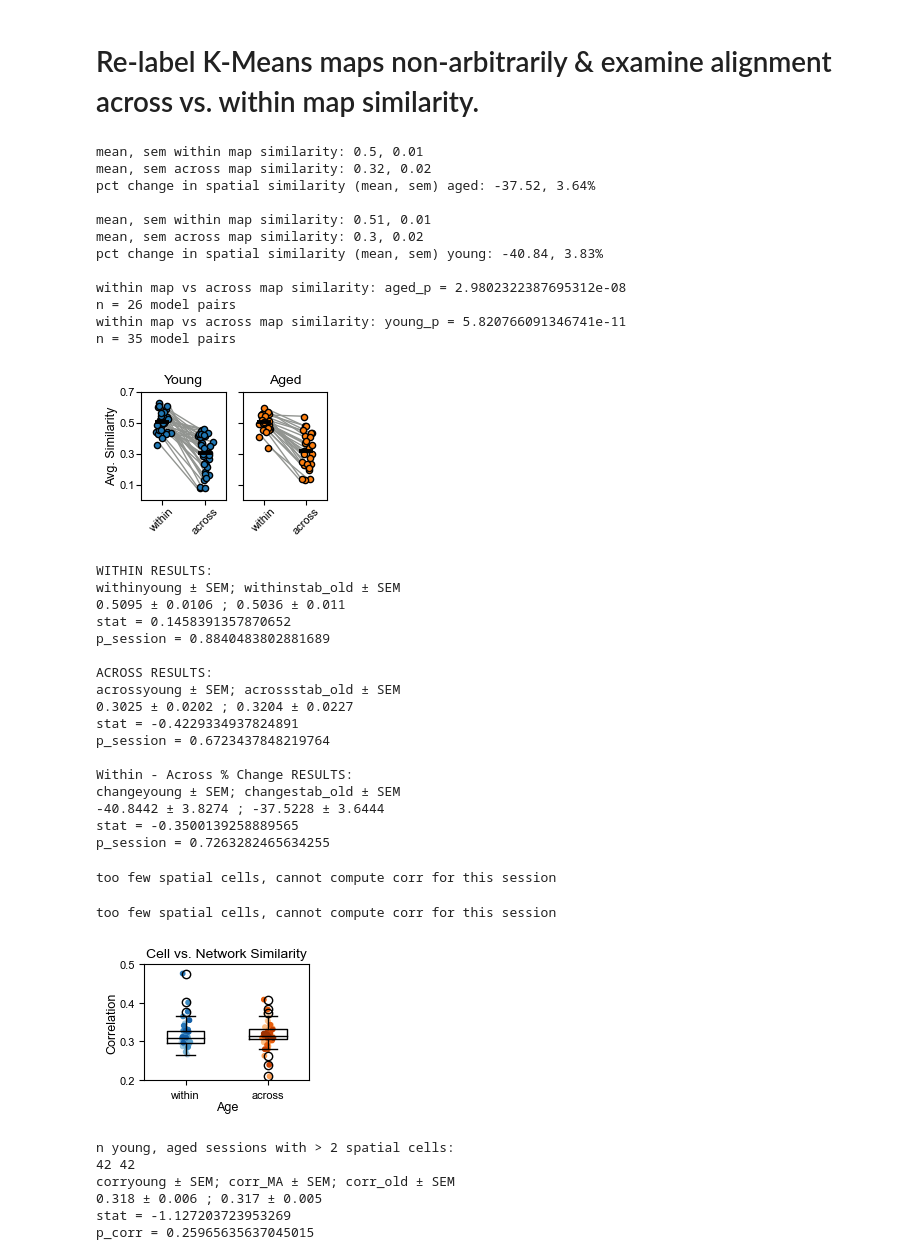
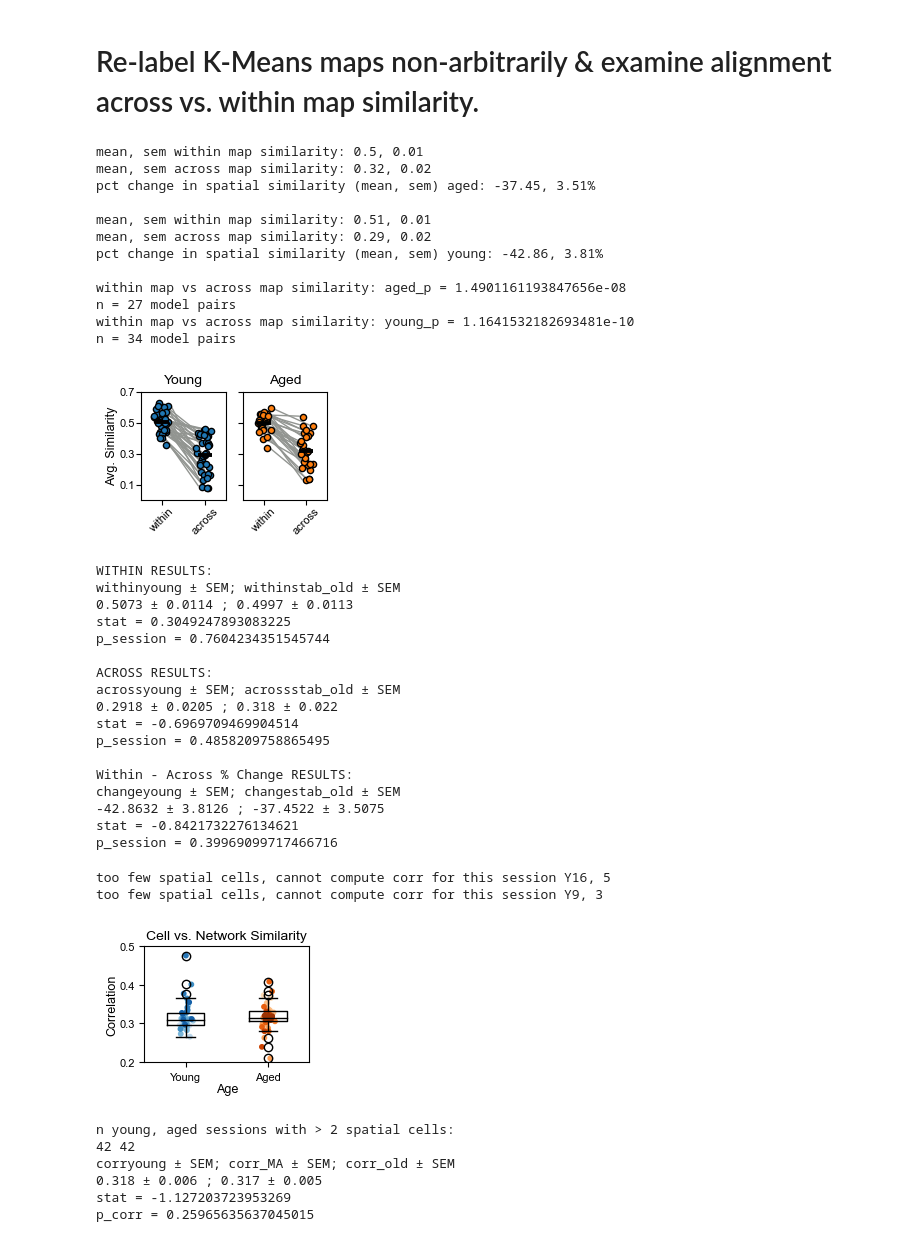
Before and after one commit to GiocomoLab/Herber2024, a Jupyter notebook: Extended Data Fig. 5.ipynb, the cells around one changed output. Cells and saved outputs as stored; diff of their text form; code cells hidden in the pictures.

```diff
--- a/Extended Data Fig. 5.ipynb
+++ b/Extended Data Fig. 5.ipynb
@@ -5571,6 +5914,8 @@ from sklearn.metrics import silhouette_samples, silhouette_score
 yk = []
 ak = []
 optimalks = []
+
+ogfig3s4_folder = 'C:/Users/Python/Desktop/LocalData/spatialcellsrf/kmeans/'
 
 for m, session in zip(mice, sessions):
     for s in tdqm(session):
@@ -5587,7 +5932,7 @@ for m, session in zip(mice, sessions):
         if len(spatialcells) > 10:
 
             onemapfile = 'onemap' + m + '_' + s + '.npy'
-            onemap = np.load(fig3s4_folder + onemapfile)
+            onemap = np.load(ogfig3s4_folder + onemapfile)
 
             if onemap[0].astype(bool) == True:
 
@@ -5958,16 +6303,23 @@ print('n = ' + str(saged_within.shape[0]) + ' model pairs')
 sameVSdiff_stat, sameVSdiff_p = stats.wilcoxon(syoung_within, syoung_across)
 print('within map vs across map similarity: young_p = ' + str(sameVSdiff_p))
 print('n = ' + str(syoung_within.shape[0]) + ' model pairs')
+
+#Print Source Data for Extended Data Fig. 5b (left)
+#print(list(syoung_within))
+#print(list(syoung_across))
+
+#print(list(saged_within))
+#print(list(saged_across))
 # %% [output]
 mean, sem within map similarity: 0.5, 0.01
 mean, sem across map similarity: 0.32, 0.02
-pct change in spatial similarity (mean, sem) aged: -37.52, 3.64%
+pct change in spatial similarity (mean, sem) aged: -37.45, 3.51%
 
 mean, sem within map similarity: 0.51, 0.01
-mean, sem across map similarity: 0.3, 0.02
-pct change in spatial similarity (mean, sem) young: -40.84, 3.83%
+mean, sem across map similarity: 0.29, 0.02
+pct change in spatial similarity (mean, sem) young: -42.86, 3.81%
 
-within map vs across map similarity: aged_p = 2.9802322387695312e-08
-n = 26 model pairs
-within map vs across map similarity: young_p = 5.820766091346741e-11
-n = 35 model pairs
+within map vs across map similarity: aged_p = 1.4901161193847656e-08
+n = 27 model pairs
+within map vs across map similarity: young_p = 1.1641532182693481e-10
+n = 34 model pairs
@@ -6057,7 +6402,7 @@ f.savefig(save_folder + 'S5Bleft.png', dpi=400, bbox_inches='tight')
 f.savefig(save_folder + 'S5Bleft.svg', dpi=400, bbox_inches='tight')
 plt.show()
 # %% [output]
-[figure, old version]
+[figure, new version]
 # %%
 ''' Statistics Young vs. Aged Within, Across, Diff (Within - Across) Map Similarity'''
 
@@ -6093,21 +6438,21 @@ print('p_session = ' + str(p_diff))
 # %% [output]
 WITHIN RESULTS:
 withinyoung ± SEM; withinstab_old ± SEM
-0.5095 ± 0.0106 ; 0.5036 ± 0.011
-stat = 0.1458391357870652
-p_session = 0.8840483802881689
+0.5073 ± 0.0114 ; 0.4997 ± 0.0113
+stat = 0.3049247893083225
+p_session = 0.7604234351545744
 
 ACROSS RESULTS:
 acrossyoung ± SEM; acrossstab_old ± SEM
-0.3025 ± 0.0202 ; 0.3204 ± 0.0227
-stat = -0.4229334937824891
-p_session = 0.6723437848219764
+0.2918 ± 0.0205 ; 0.318 ± 0.022
+stat = -0.6969709469904514
+p_session = 0.4858209758865495
 
 Within - Across % Change RESULTS:
 changeyoung ± SEM; changestab_old ± SEM
--40.8442 ± 3.8274 ; -37.5228 ± 3.6444
-stat = -0.3500139258889565
-p_session = 0.7263282465634255
+-42.8632 ± 3.8126 ; -37.4522 ± 3.5075
+stat = -0.8421732276134621
+p_session = 0.39969099717466716
 # %%
 ''' Measure remapping coordination in each age group '''
 
@@ -6116,7 +6461,7 @@ bins = np.arange(0, 0.8, 0.05)
 
 for m, session in zip(mice, sessions):
 
-    for s in tdqm(session):
+    for s in session:
         d = data[m][s]
 
         #get some data & cell IDs
@@ -6155,39 +6500,41 @@ for m, session in zip(mice, sessions):
             smeancorr = np.append(smeancorr, np.mean(correlation))
 
             #Print Extended Data Figure 5c Source Data
-            print(str(m) + ',' + str(s[-1]) + ',' + str(np.mean(correlation)))
+            #print(str(m) + ',' + str(s[-1]) + ',' + str(np.mean(correlation)))
 
         else:
-            print('too few spatial cells, cannot compute corr for this session')
+            print('too few spatial cells, cannot compute corr for this session ' + str(m) + ', ' + str(s[-1]))
             smeancorr = np.append(smeancorr, np.nan)
 # %% [output]
-too few spatial cells, cannot compute corr for this session
+too few spatial cells, cannot compute corr for this session Y16, 5
+too few spatial cells, cannot compute corr for this session Y9, 3
-too few spatial cells, cannot compute corr for this session
 # %%
 ''' Plot Extended Data Fig. 5C '''
+
+labels = ['Young', 'Aged']
 
 fig, ax = plt.subplots(1, 1, figsize=(2.125, 1.5), sharey = False)
 #f.suptitle('Spatial Cell Session Network Similarity Matrix Correlation, Pooled by Age Group', fontsize=12)
 
 scorr_tog = [smeancorr[y_sind99][~np.isnan(smeancorr[y_sind99])],smeancorr[age_sind99]]
 ax.boxplot(scorr_tog, widths = w, labels = labels, medianprops = dict(color = 'black'))
 ax.set_title('Cell vs. Network Similarity', fontsize=10, pad=5)
 ax.set_xlabel('Age', fontsize=9, labelpad=1)
 ax.set_ylabel('Correlation', fontsize=9, labelpad=1)
 ax.set_ylim([0.2,0.5])
 ax.tick_params(labelsize = 8)
 ax.set_yticks([0.2,0.3,0.4,0.5])
 
 for i in range(len(scorr_tog)):
     y = scorr_tog[i]
     x = np.random.normal(i + 1, 0.04, len(y))
     ax.scatter(x, y, color = col_session99[i][:len(y)], edgecolors = col_session99[i][:len(y)], alpha = 1, s = 10)
 
 plt.savefig(save_folder + 'S5C.png', dpi=400, bbox_inches='tight')
 plt.savefig(save_folder + 'S5C.svg', dpi=400, bbox_inches='tight')
 plt.show()
 # %% [output]
-[figure, old version]
+[figure, new version]
 # %%
 ''' Statistically compare remapping coordination across age groups '''
 
```
Also changed, not shown: parts of 38 cells of this notebook, 3 other files.
